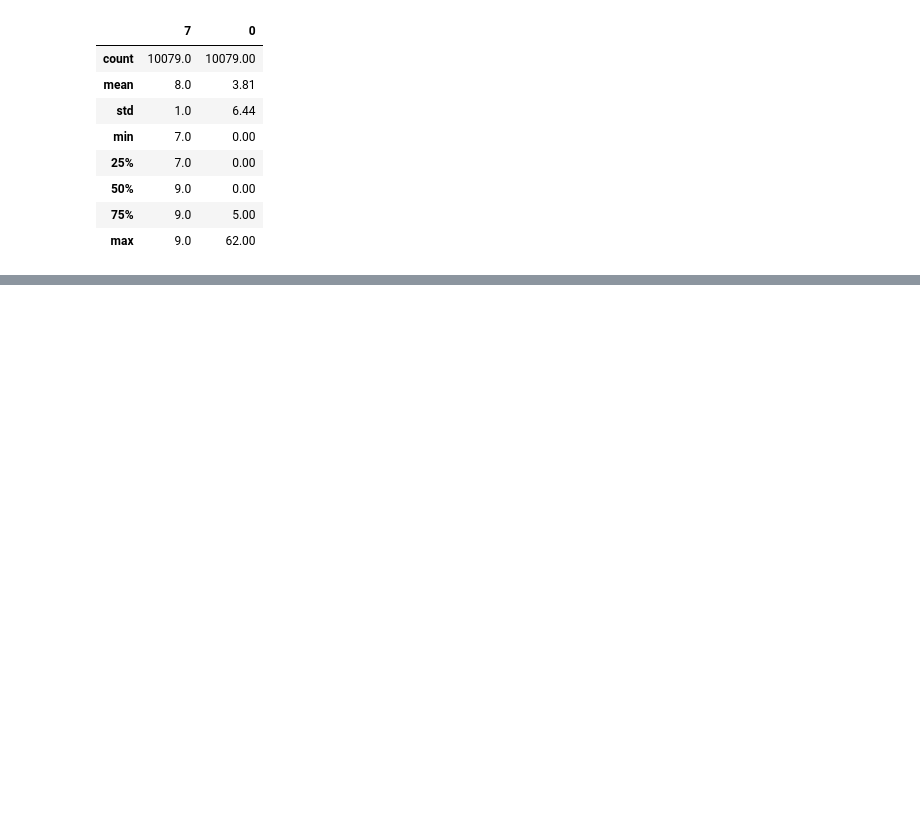
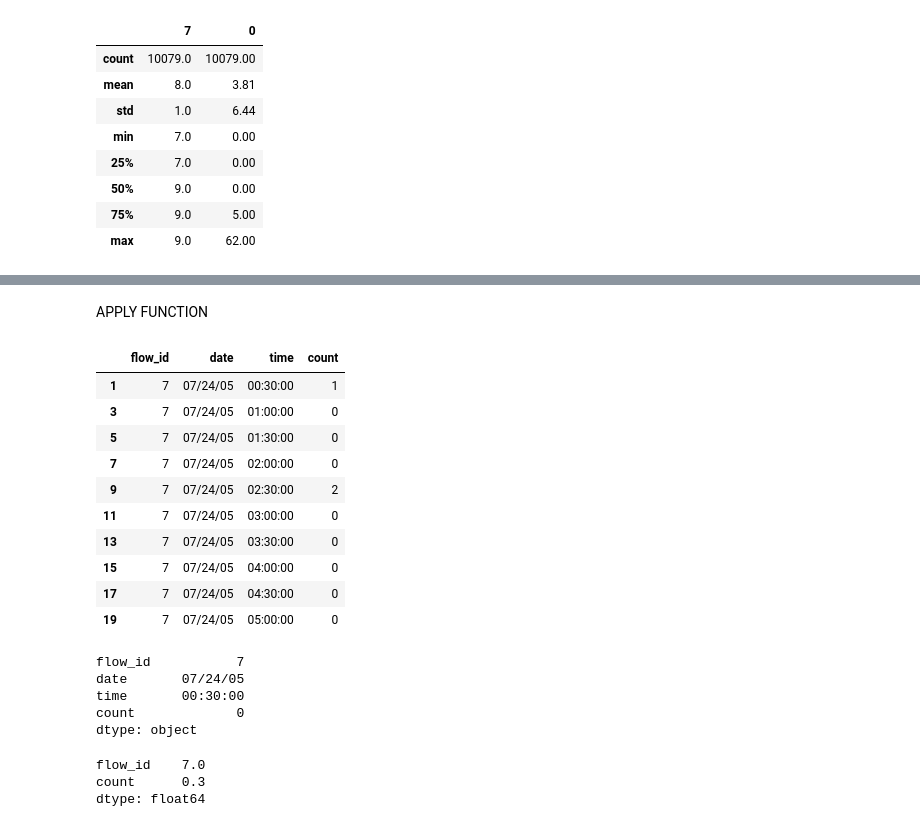
Before and after one commit to Beamersd/groupby-exercise-19-, a Jupyter notebook: Untitled5.ipynb, the cells around one changed output, grey strips where cells are left out. Cells and saved outputs as stored; diff of their text form; code cells hidden in the pictures; blank space fills up the shorter version.

```diff
--- a/Untitled5.ipynb
+++ b/Untitled5.ipynb
@@ -41,0 +80,31 @@ df.describe().round(2)
+# %% [markdown]
+APPLY FUNCTION
+# %%
+df_new.head(10).min(axis=1)
+df_new.head(10)
+# %% [output]
+|  | flow_id | date | time | count |
+| 1 | 7 | 07/24/05 | 00:30:00 | 1 |
+| 3 | 7 | 07/24/05 | 01:00:00 | 0 |
+| 5 | 7 | 07/24/05 | 01:30:00 | 0 |
+| 7 | 7 | 07/24/05 | 02:00:00 | 0 |
+| 9 | 7 | 07/24/05 | 02:30:00 | 2 |
+| 11 | 7 | 07/24/05 | 03:00:00 | 0 |
+| 13 | 7 | 07/24/05 | 03:30:00 | 0 |
+| 15 | 7 | 07/24/05 | 04:00:00 | 0 |
+| 17 | 7 | 07/24/05 | 04:30:00 | 0 |
+| 19 | 7 | 07/24/05 | 05:00:00 | 0 |
+# %%
+df_new.min()
+# %% [output]
+flow_id           7
+date       07/24/05
+time       00:30:00
+count             0
+dtype: object
+# %%
+df_new.head(10).mean()
+# %% [output]
+flow_id    7.0
+count      0.3
+dtype: float64
```
Also changed, not shown: parts of 8 cells of this notebook.
